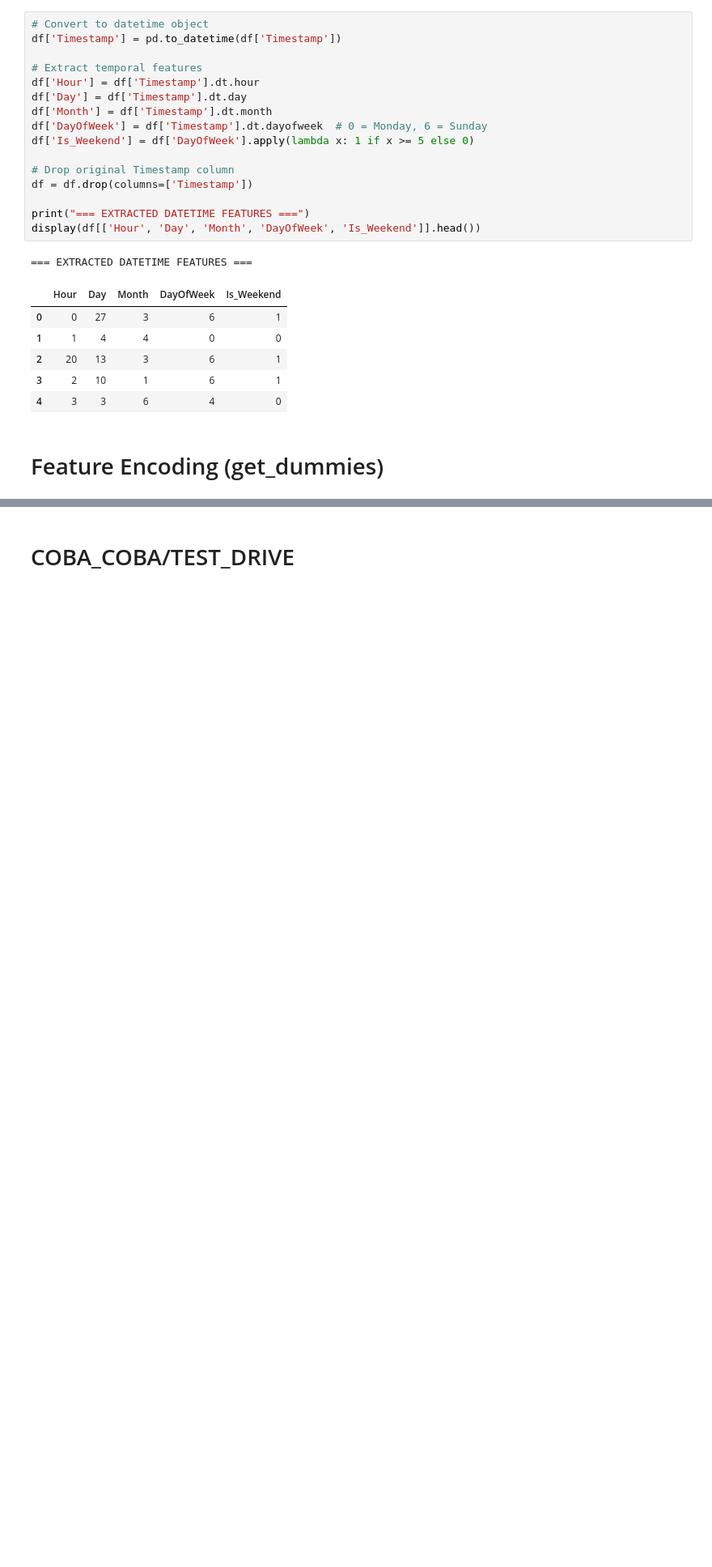
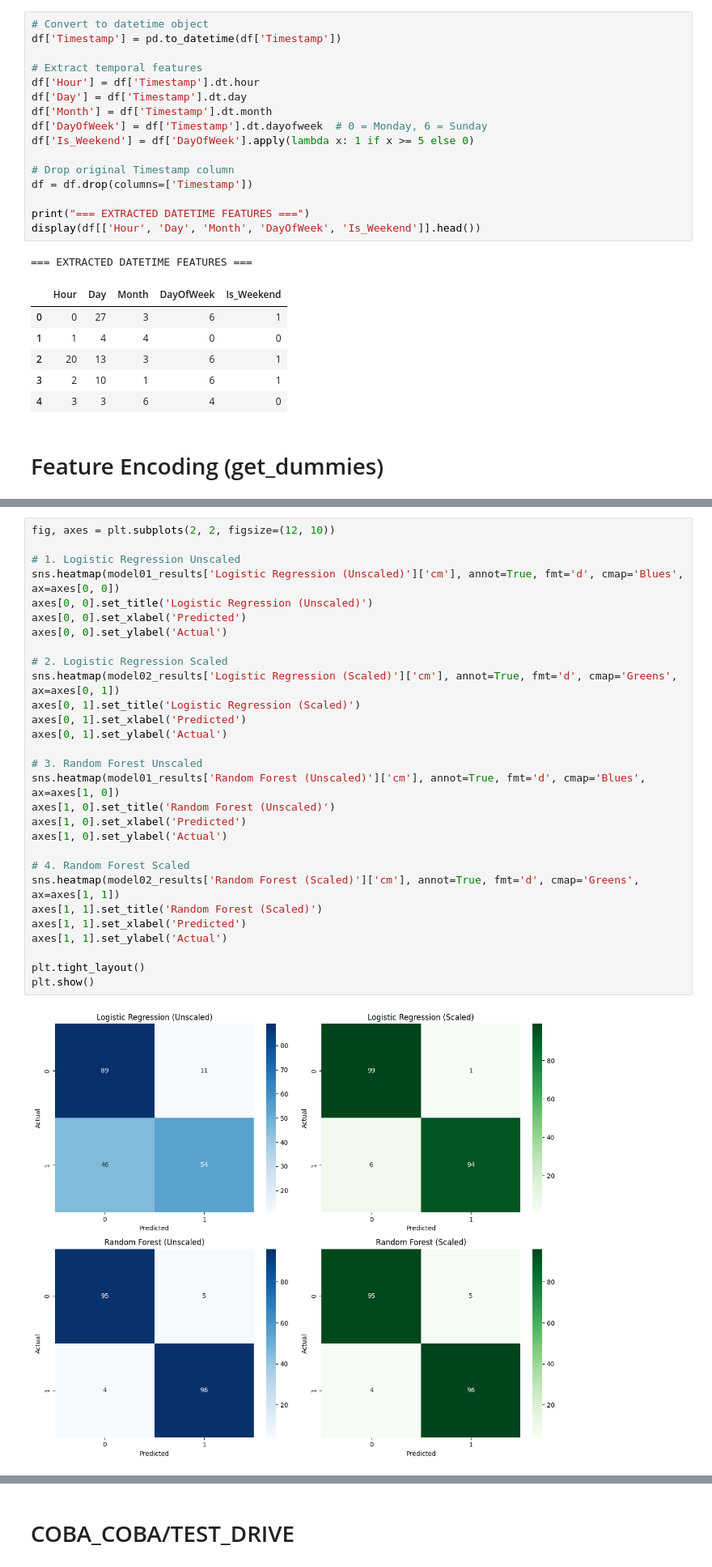
Before and after one commit to raqiwardhana/rakamin02, a Jupyter notebook: Clicked_Ads/clicked_ads.ipynb, the cells around one changed output, grey strips where cells are left out. Shown at 81% size. Saved outputs shown, nothing was run; the diff lists cells and outputs as text; blank space fills up the shorter version.

```diff
--- a/Clicked_Ads/clicked_ads.ipynb
+++ b/Clicked_Ads/clicked_ads.ipynb
@@ -296,0 +425,31 @@ Name: proportion, dtype: float64
+# %%
+fig, axes = plt.subplots(2, 2, figsize=(12, 10))
+
+# 1. Logistic Regression Unscaled
+sns.heatmap(model01_results['Logistic Regression (Unscaled)']['cm'], annot=True, fmt='d', cmap='Blues', ax=axes[0, 0])
+axes[0, 0].set_title('Logistic Regression (Unscaled)')
+axes[0, 0].set_xlabel('Predicted')
+axes[0, 0].set_ylabel('Actual')
+
+# 2. Logistic Regression Scaled
+sns.heatmap(model02_results['Logistic Regression (Scaled)']['cm'], annot=True, fmt='d', cmap='Greens', ax=axes[0, 1])
+axes[0, 1].set_title('Logistic Regression (Scaled)')
+axes[0, 1].set_xlabel('Predicted')
+axes[0, 1].set_ylabel('Actual')
+
+# 3. Random Forest Unscaled
+sns.heatmap(model01_results['Random Forest (Unscaled)']['cm'], annot=True, fmt='d', cmap='Blues', ax=axes[1, 0])
+axes[1, 0].set_title('Random Forest (Unscaled)')
+axes[1, 0].set_xlabel('Predicted')
+axes[1, 0].set_ylabel('Actual')
+
+# 4. Random Forest Scaled
+sns.heatmap(model02_results['Random Forest (Scaled)']['cm'], annot=True, fmt='d', cmap='Greens', ax=axes[1, 1])
+axes[1, 1].set_title('Random Forest (Scaled)')
+axes[1, 1].set_xlabel('Predicted')
+axes[1, 1].set_ylabel('Actual')
+
+plt.tight_layout()
+plt.show()
+# %% [output]
+[figure, added]
```
Also changed, not shown: parts of 22 cells of this notebook.
